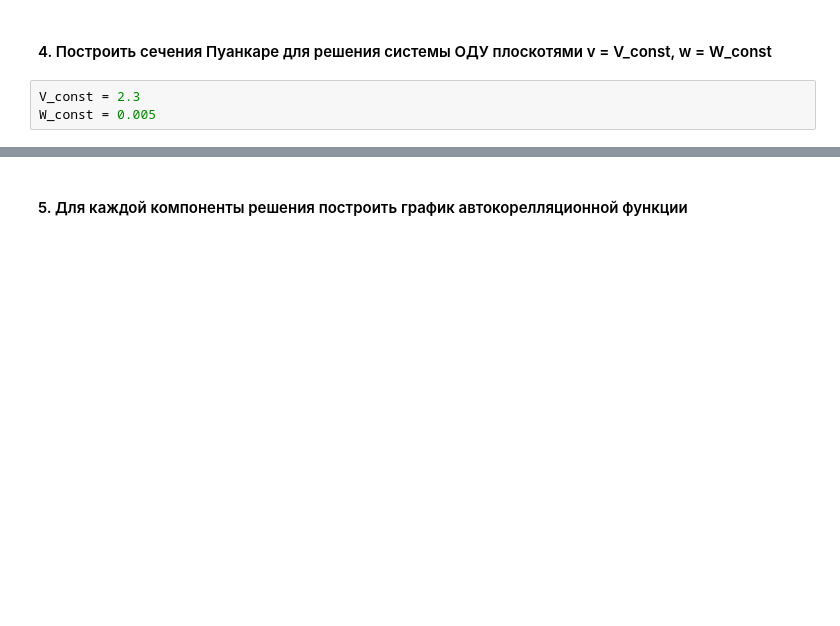
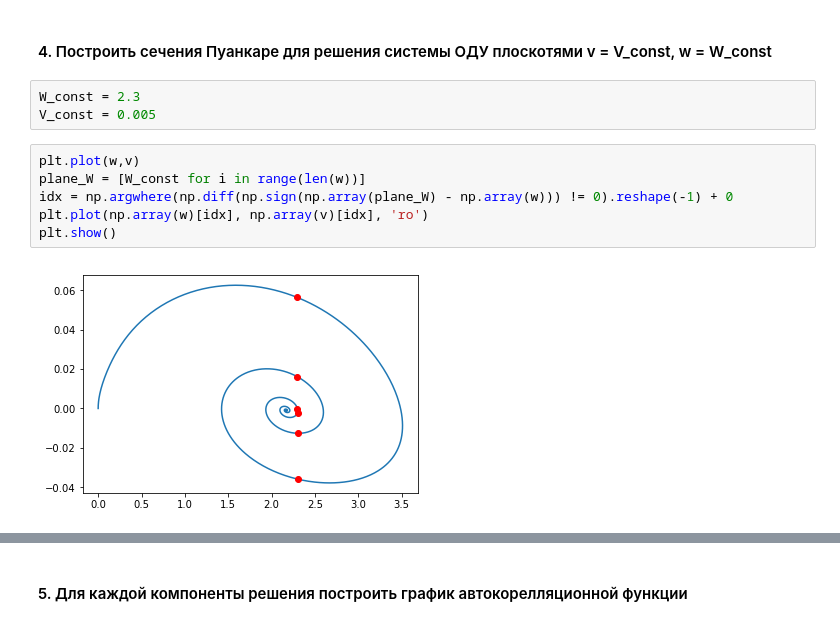
Before and after one commit to leshanbog/DynamicSystem, a Jupyter notebook: main.ipynb, the cells around one changed output, grey strips where cells are left out. Cells and saved outputs as stored; diff of their text form; blank space fills up the shorter version.

```diff
--- a/main.ipynb
+++ b/main.ipynb
@@ -154,6 +164,14 @@ n
 # %% [markdown]
 #### 4. Построить сечения Пуанкаре для решения системы ОДУ плоскотями v = V_const, w = W_const
 # %%
-V_const = 2.3
-W_const = 0.005
+W_const = 2.3
+V_const = 0.005
+# %%
+plt.plot(w,v)
+plane_W = [W_const for i in range(len(w))]
+idx = np.argwhere(np.diff(np.sign(np.array(plane_W) - np.array(w))) != 0).reshape(-1) + 0
+plt.plot(np.array(w)[idx], np.array(v)[idx], 'ro')
+plt.show()
+# %% [output]
+[figure, added]
 # %%
```
Also changed, not shown: parts of 17 cells of this notebook.
